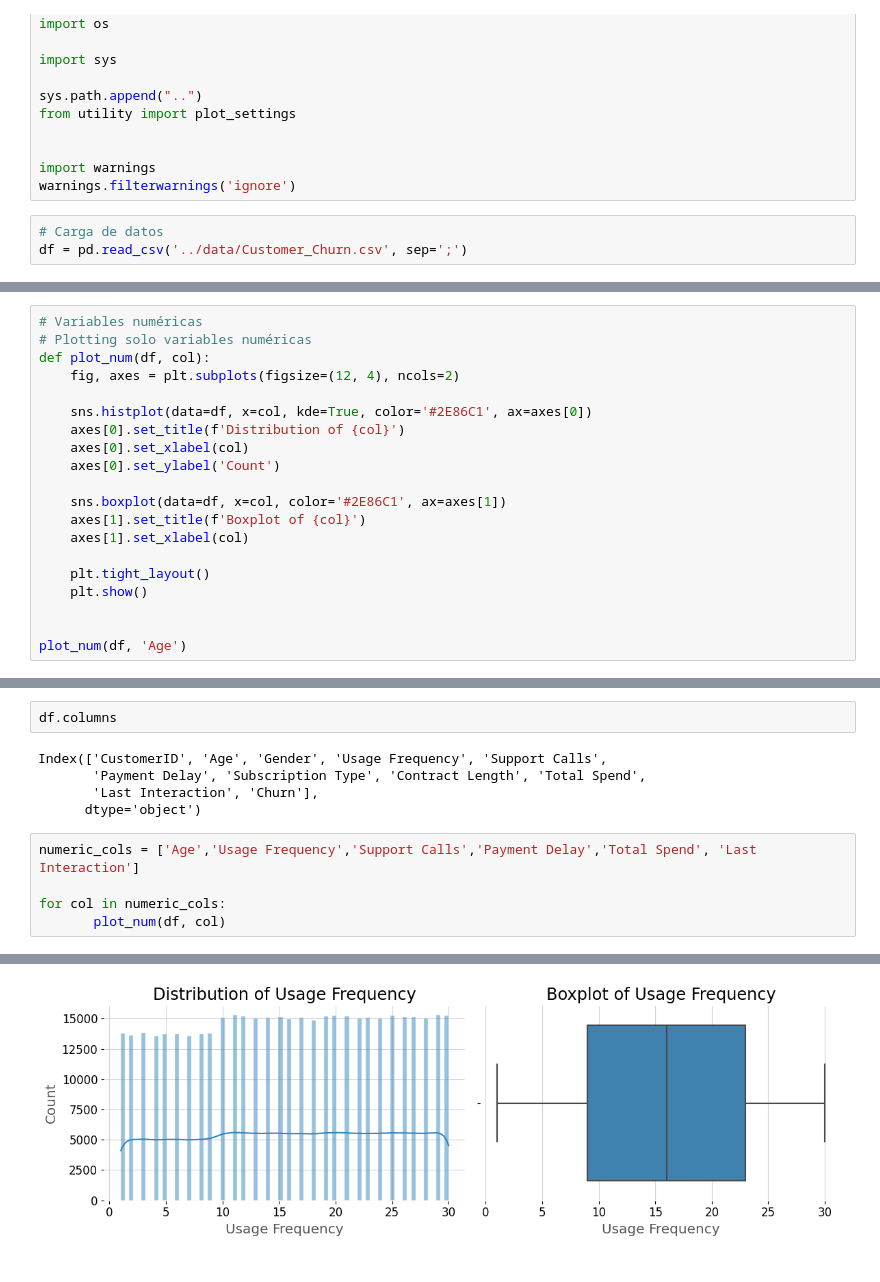
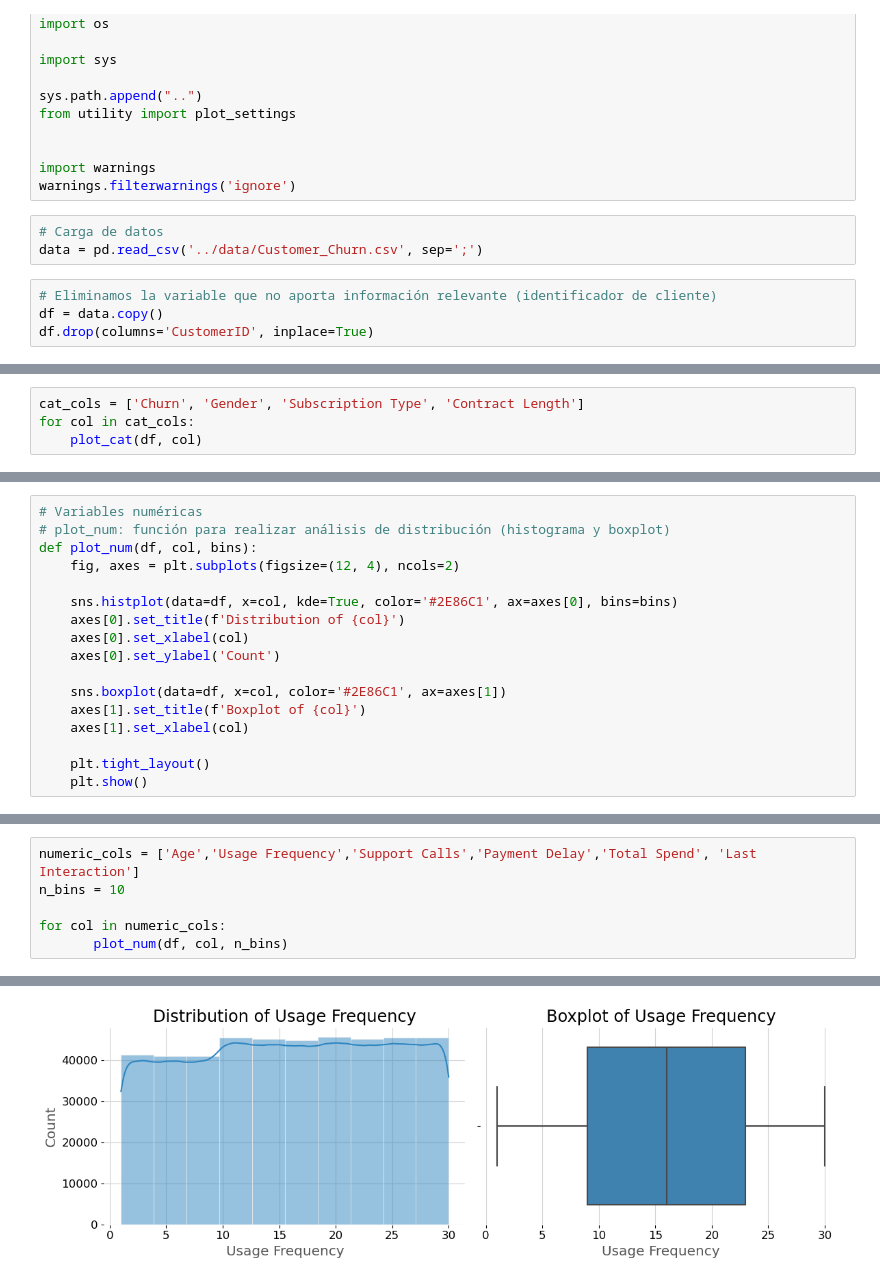
Before and after one commit to bgarzonm/ML-UIFCE, a Jupyter notebook: src/features/EDA.ipynb, the cells around one changed output, grey strips where cells are left out. Cells and saved outputs as stored; diff of their text form.

```diff
--- a/src/features/EDA.ipynb
+++ b/src/features/EDA.ipynb
@@ -78,4 +62,8 @@ import warnings
 warnings.filterwarnings('ignore')
 # %%
 # Carga de datos
-df = pd.read_csv('../data/Customer_Churn.csv', sep=';')
+data = pd.read_csv('../data/Customer_Churn.csv', sep=';')
+# %%
+# Eliminamos la variable que no aporta información relevante (identificador de cliente)
+df = data.copy()
+df.drop(columns='CustomerID', inplace=True)
@@ -131,0 +150,4 @@ Name: count, dtype: int64
+# %%
+cat_cols = ['Churn', 'Gender', 'Subscription Type', 'Contract Length']
+for col in cat_cols:
+    plot_cat(df, col)
@@ -132,10 +180,10 @@ Name: count, dtype: int64
 # %%
 # Variables numéricas
-# Plotting solo variables numéricas
-def plot_num(df, col):
+# plot_num: función para realizar análisis de distribución (histograma y boxplot)
+def plot_num(df, col, bins):
     fig, axes = plt.subplots(figsize=(12, 4), ncols=2)
 
-    sns.histplot(data=df, x=col, kde=True, color='#2E86C1', ax=axes[0])
+    sns.histplot(data=df, x=col, kde=True, color='#2E86C1', ax=axes[0], bins=bins)
     axes[0].set_title(f'Distribution of {col}')
     axes[0].set_xlabel(col)
     axes[0].set_ylabel('Count')
@@ -146,6 +194,3 @@ def plot_num(df, col):
 
     plt.tight_layout()
     plt.show()
-
-
-plot_num(df, 'Age')
@@ -154,13 +197,7 @@ plot_num(df, 'Age')
-# %%
-df.columns
-# %% [output]
-Index(['CustomerID', 'Age', 'Gender', 'Usage Frequency', 'Support Calls',
-       'Payment Delay', 'Subscription Type', 'Contract Length', 'Total Spend',
-       'Last Interaction', 'Churn'],
-      dtype='object')
 # %%
 numeric_cols = ['Age','Usage Frequency','Support Calls','Payment Delay','Total Spend', 'Last Interaction']
+n_bins = 10
 
 for col in numeric_cols:
-       plot_num(df, col)
+       plot_num(df, col, n_bins)
 # %% [output]
@@ -168 +205 @@ for col in numeric_cols:
-[figure, old version]
+[figure, new version]
```
Also changed, not shown: parts of 27 cells of this notebook.
